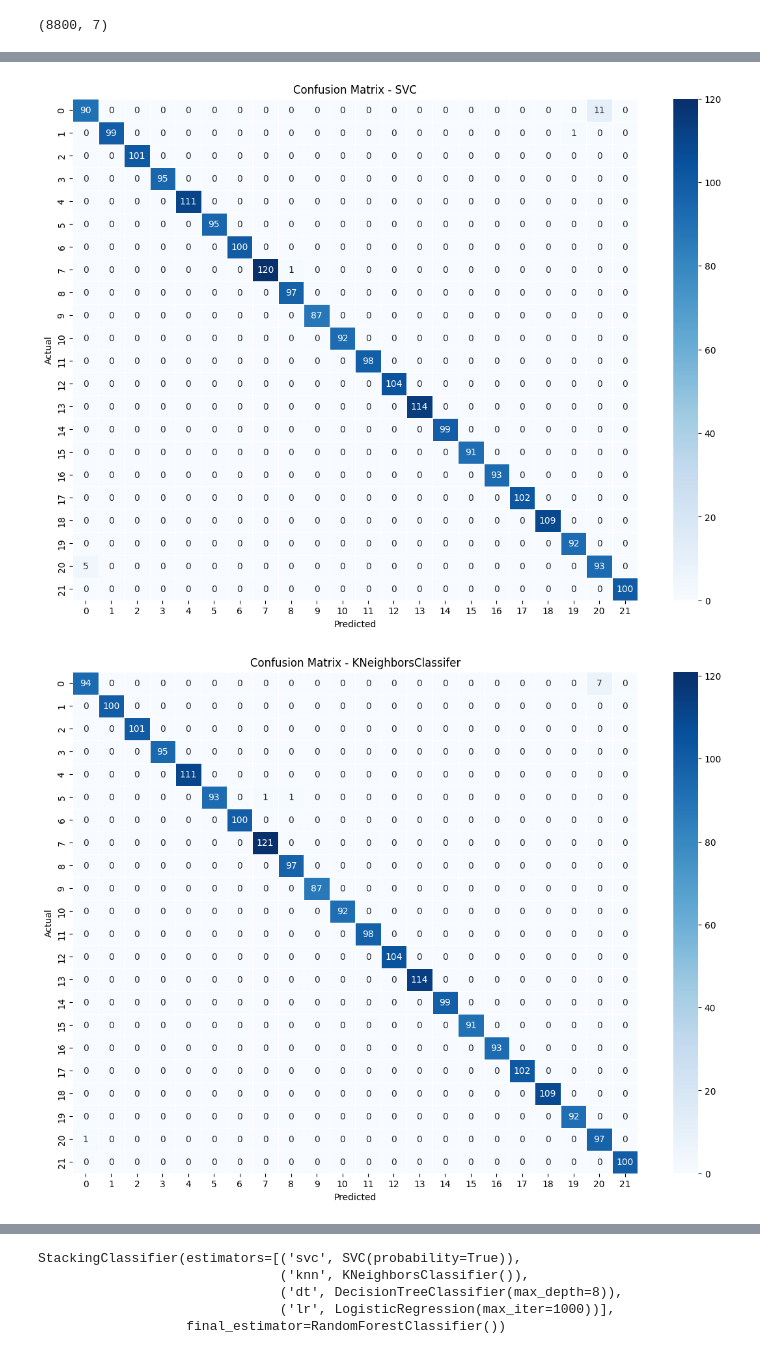
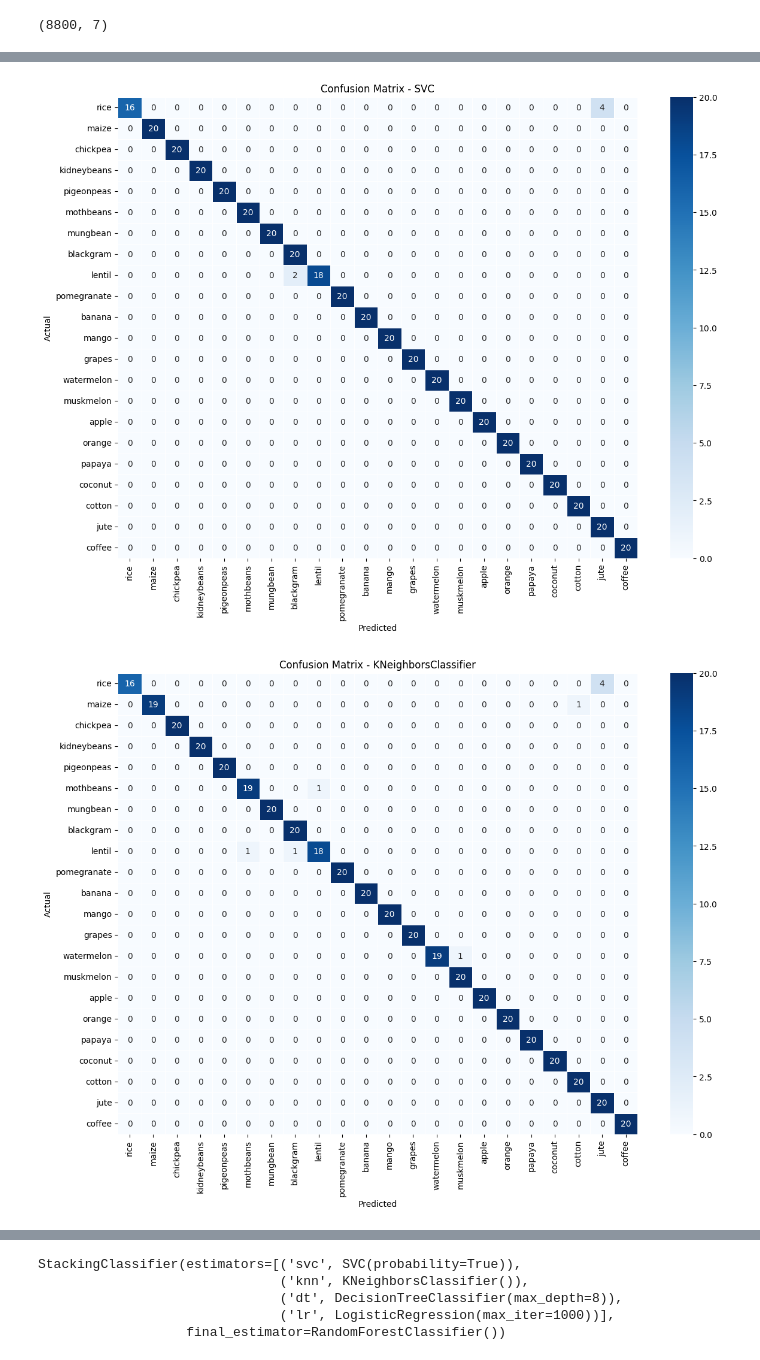
Before and after one commit to chunchun-06/cropalyst, a Jupyter notebook: ML_code.ipynb, the cells around one changed output, grey strips where cells are left out. Drawn from its saved outputs; the diff is of its cells as text; code cells hidden in the pictures.

```diff
--- a/ML_code.ipynb
+++ b/ML_code.ipynb
@@ -7,7 +7,7 @@ drive.mount('/content/drive')
 # %% [output]
 Mounted at /content/drive
 # %%
-df = pd.read_csv("/content/drive/MyDrive/Crop_Project/augmented_crop_dataset.csv")
+df = pd.read_csv("/content/drive/MyDrive/Crop_Project/crop.csv")
 df.head()
 # %% [output]
 |  | N | P | K | temperature | humidity | ph | rainfall | label |
@@ -324,3 +324,11 @@ Name: label, Length: 11000, dtype: int64
 # %%
 from sklearn.model_selection import train_test_split
-X_train,X_test,y_train,y_test = train_test_split(X,y,test_size=0.2,random_state=42)
+
+X_train, X_test, y_train, y_test = train_test_split(
+    X, y,
+    test_size=0.2,
+    random_state=42,
+    stratify=y
+)
+print("Base train:", X_train.shape)
+print("Clean test:", X_test.shape)
@@ -364,9 +502,15 @@ from sklearn.metrics import confusion_matrix
 # %%
 models = {
     'LogisticRegression': LogisticRegression(max_iter=1000),
-    'SVC':SVC(),
-    'KNeighborsClassifier':KNeighborsClassifier(),
-    'DecisionTreeClassifier':DecisionTreeClassifier(max_depth=9)
+
+    'SVC': SVC(),
+
+    'KNeighborsClassifier': KNeighborsClassifier(),
+
+    'DecisionTreeClassifier': DecisionTreeClassifier(
+        max_depth=9,
+
+    )
 }
 # %%
 results = {}
@@ -599,37 +752,59 @@ plt.show()
 # %%
+
 cm = confusion_matrix(y_test, predictions['SVC'])
+
+label_names = list(crop_dict.keys())
+
 plt.figure(figsize=(14,10))
+
 sns.heatmap(
     cm,
     annot=True,
     fmt='d',
     cmap='Blues',
-    linewidths=0.5
+    linewidths=0.5,
+    xticklabels=label_names,
+    yticklabels=label_names
 )
+
 plt.title("Confusion Matrix - SVC")
 plt.xlabel("Predicted")
 plt.ylabel("Actual")
 
+plt.xticks(rotation=90)
+plt.yticks(rotation=0)
+
 plt.show()
 # %% [output]
-[figure, old version]
+[figure, new version]
 # %%
+
 cm = confusion_matrix(y_test, predictions['KNeighborsClassifier'])
+
+label_names = list(crop_dict.keys())
+
 plt.figure(figsize=(14,10))
+
 sns.heatmap(
     cm,
     annot=True,
     fmt='d',
     cmap='Blues',
-    linewidths=0.5
+    linewidths=0.5,
+    xticklabels=label_names,
+    yticklabels=label_names
 )
-plt.title("Confusion Matrix - KNeighborsClassifer")
+
+plt.title("Confusion Matrix - KNeighborsClassifier")
 plt.xlabel("Predicted")
 plt.ylabel("Actual")
 
+plt.xticks(rotation=90)
+plt.yticks(rotation=0)
+
 plt.show()
 # %% [output]
-[figure, old version]
+[figure, new version]
 # %%
 from sklearn.metrics import classification_report
 
```
Also changed, not shown: parts of 45 cells of this notebook, 2 other files.
